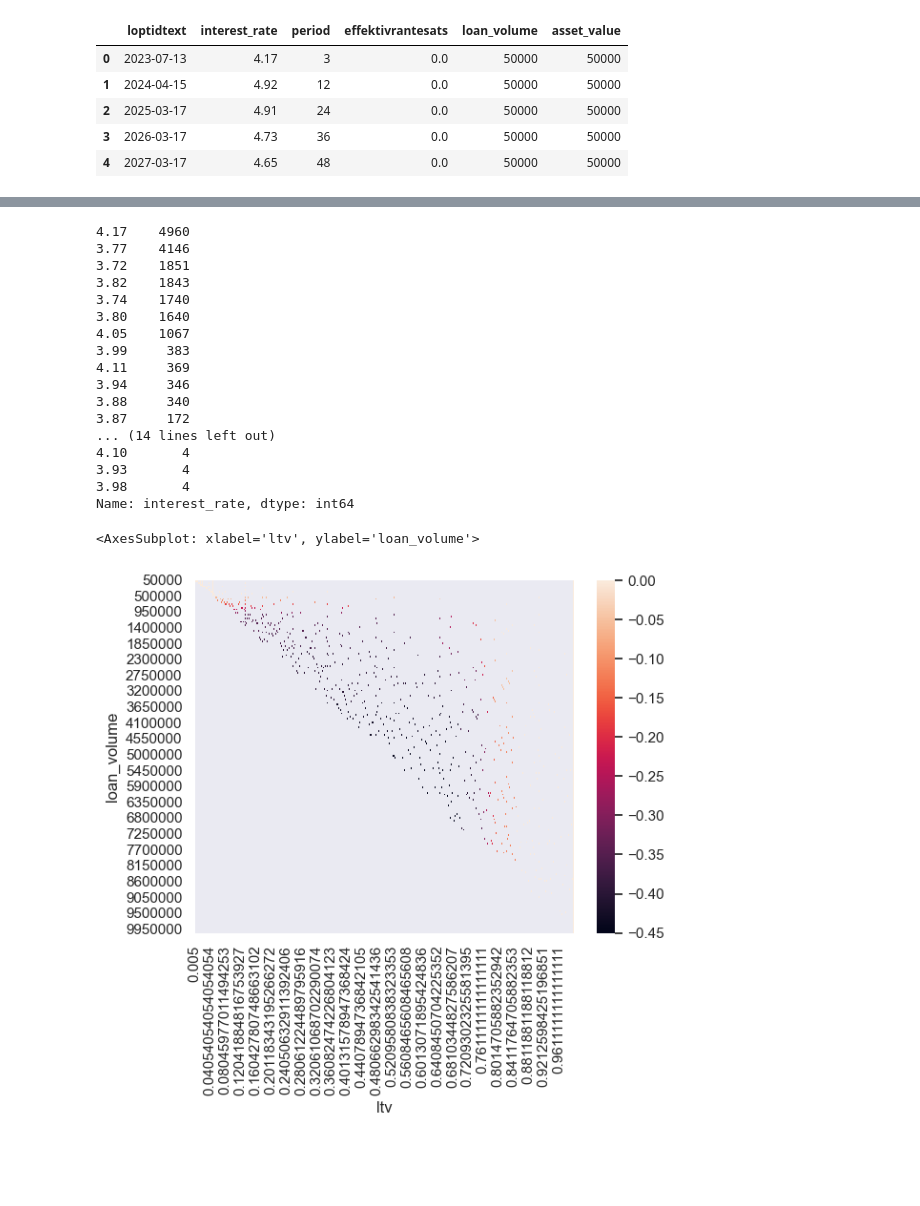
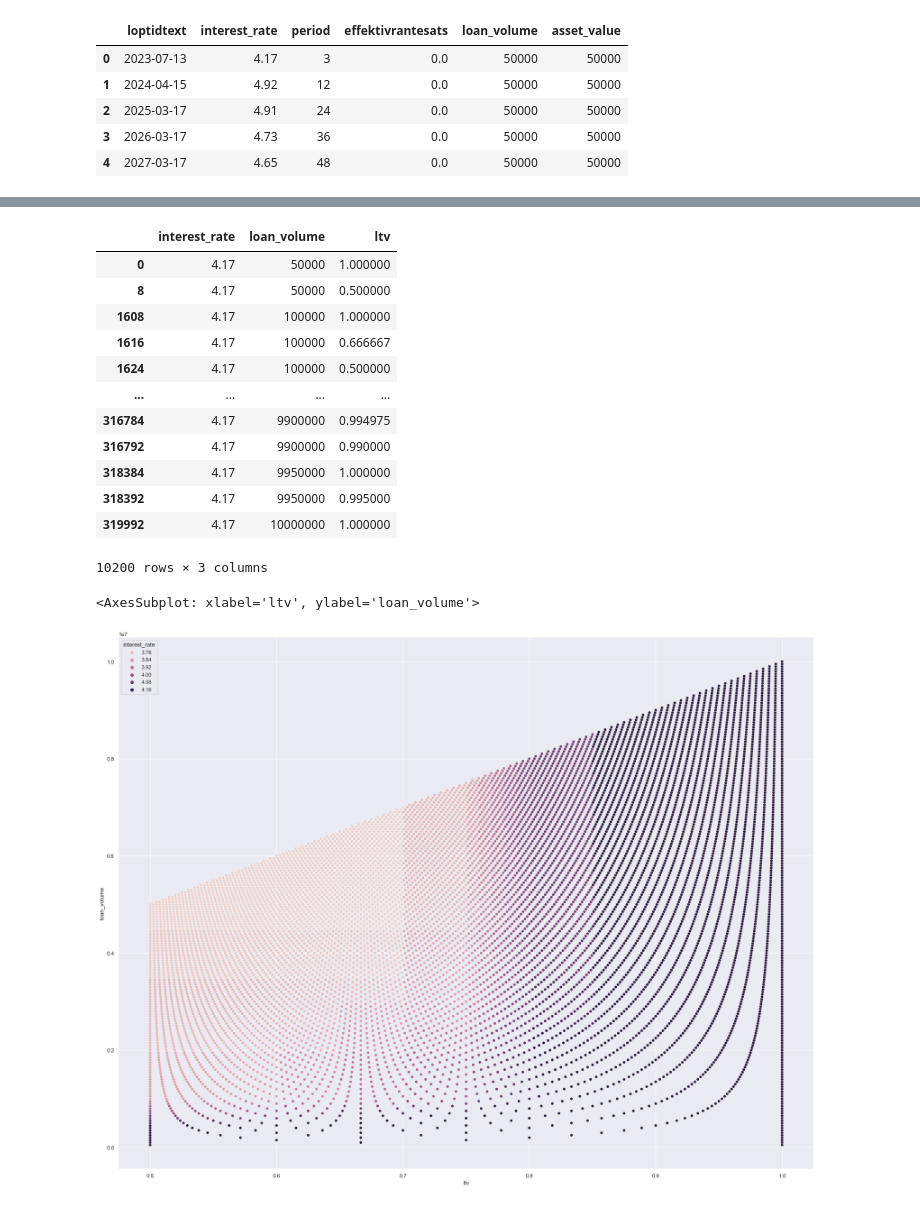
Before and after one commit to Expan75/mortgage-scraper, a Jupyter notebook: notebooks/sbab_eda.ipynb, the cells around one changed output, grey strips where cells are left out. Drawn from its saved outputs; the diff is of its cells as text; code cells hidden in the pictures; blank space fills up the shorter version.

```diff
--- a/notebooks/sbab_eda.ipynb
+++ b/notebooks/sbab_eda.ipynb
@@ -11,5 +13,7 @@ plt.figure(figsize = (22,16))
 <Figure size 2200x1600 with 0 Axes>
 <Figure size 2200x1600 with 0 Axes>
 # %%
-data_dir = "./data"
-os.listdir(data_dir)
+# file management to set up data directory
+current_folder = globals()['_dh'][0]
+project_folder = "/".join(str(current_folder).split("/")[:-1])
+data_directory = os.path.join(project_folder, "data")
@@ -18,5 +20,6 @@ FileNotFoundError: [Errno 2] No such file or directory: './data'
 # %%
-filepath = "/Users/hakan/bank/mortgage-scraper/data/sbab_mortgage_pricing_11_04_23.csv"
+# set up data import
+filepath = os.path.join(data_directory, "sbab_mortgage_pricing_11_04_23.csv")
 df = pd.read_csv(filepath, index_col=0)
 # %%
 # standardise and strip superflous columns
@@ -46,8 +49,9 @@ df.head()
 df["ltv"] = df.loan_volume / df.asset_value
 df = df.loc[df["ltv"] <= 1]
 # %%
-# subset into different maturity periods
-three_month_df = df.loc[df.period == 3].drop(["period", "asset_value"], axis=1)
+# subset into different maturity periods ltv > 0.5
+mask = (df.period == 3) & (df.ltv >= 0.5)
+three_month_df = df.loc[mask].drop(["period", "asset_value"], axis=1)
 
 # adding discount (ambigious, but inferred through the max rate)
 three_month_df["discount"] = three_month_df["interest_rate"] - three_month_df["interest_rate"].max()
@@ -54,26 +78,23 @@ three_month_df["discount"] = three_month_df["interest_rate"] - three_month_df["i
 # %%
-three_month_df.interest_rate.value_counts()
+three_month_df[["interest_rate", "loan_volume", "ltv"]]
 # %% [output]
+|  | interest_rate | loan_volume | ltv |
+| 0 | 4.17 | 50000 | 1.000000 |
+| 8 | 4.17 | 50000 | 0.500000 |
+| 1608 | 4.17 | 100000 | 1.000000 |
+| 1616 | 4.17 | 100000 | 0.666667 |
+| 1624 | 4.17 | 100000 | 0.500000 |
+| ... | ... | ... | ... |
+| 316784 | 4.17 | 9900000 | 0.994975 |
+| 316792 | 4.17 | 9900000 | 0.990000 |
+| 318384 | 4.17 | 9950000 | 1.000000 |
+| 318392 | 4.17 | 9950000 | 0.995000 |
+| 319992 | 4.17 | 10000000 | 1.000000 |
-4.17    4960
-3.77    4146
-3.72    1851
-3.82    1843
-3.74    1740
-3.80    1640
-4.05    1067
-3.99     383
-4.11     369
-3.94     346
-3.88     340
-3.87     172
-... (14 lines left out)
-4.10       4
-3.93       4
-3.98       4
-Name: interest_rate, dtype: int64
+10200 rows × 3 columns
-# %%
-# Draw a heatmap with the numeric values in each cell
-sns.heatmap(three_month_df.pivot("loan_volume", "ltv", "discount"))
-# %% [output]
-<AxesSubplot: xlabel='ltv', ylabel='loan_volume'>
-[figure, removed]
+# %%
+plt.figure(figsize = (26,20))
+subset_df = three_month_df.loc[three_month_df.ltv >= 0.5]
+sns.scatterplot(subset_df, y="loan_volume", x="ltv", hue="interest_rate")
+# %% [output]
+<AxesSubplot: xlabel='ltv', ylabel='loan_volume'>
+[figure, added]
```
Also changed, not shown: parts of 10 cells of this notebook, 6 other files.
